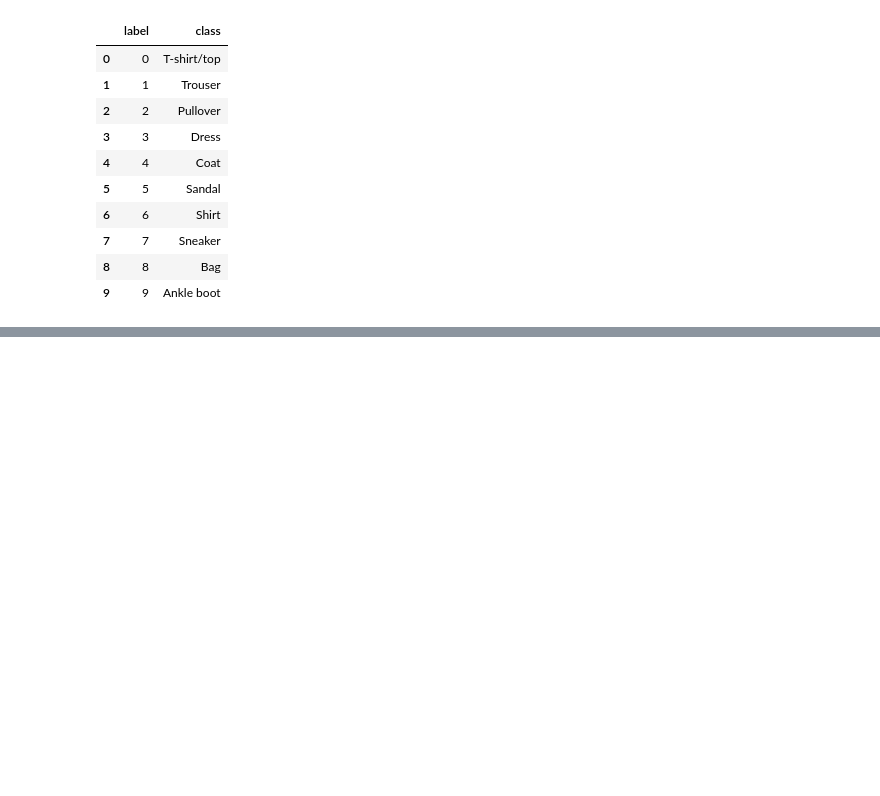
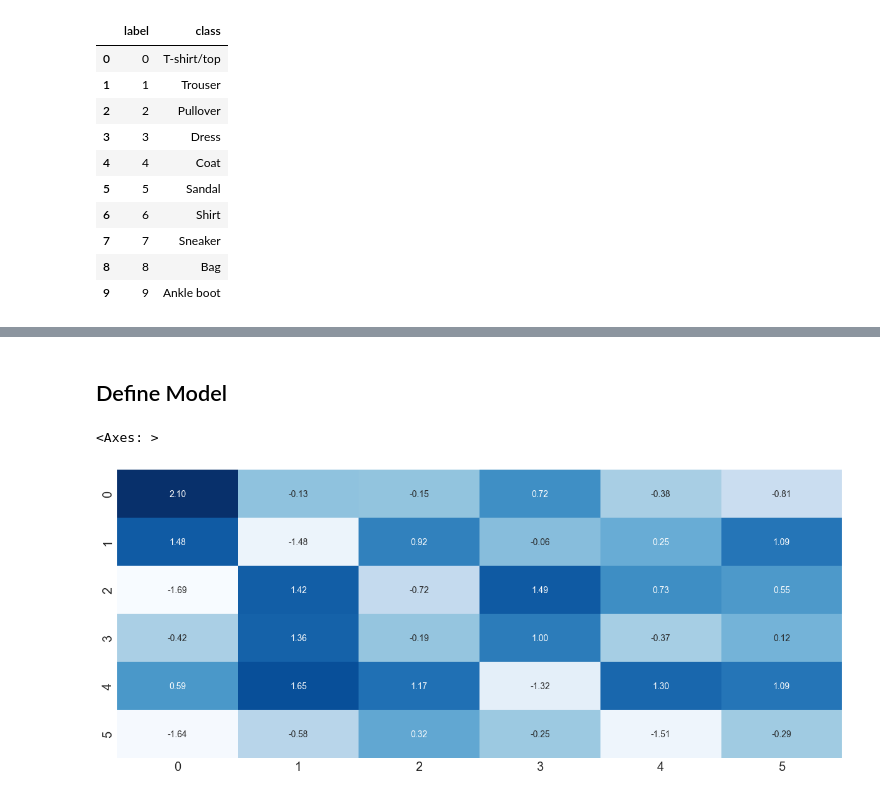
Before and after one commit to gpgaikwad576/DAIAugust2025, a Jupyter notebook: Python/Anurag/DeepLearning/theory/CNN_Model.ipynb, the cells around one changed output, grey strips where cells are left out. Saved outputs shown, nothing was run; the diff lists cells and outputs as text; code cells hidden in the pictures; blank space fills up the shorter version.

```diff
--- a/Python/Anurag/DeepLearning/theory/CNN_Model.ipynb
+++ b/Python/Anurag/DeepLearning/theory/CNN_Model.ipynb
@@ -131,0 +171,9 @@ array([[  0,   0,   0,   0,   0,   0,   0,   0,   0,   0,   0,   0,   0,
+# %% [markdown]
+## Define Model
+# %%
+input_shape = (1,6,6,1)
+X = tf.random.normal(input_shape)
+sns.heatmap(X.numpy()[0,:,:,0],annot=True,fmt='.2f',cbar=False,cmap='Blues')
+# %% [output]
+<Axes: >
+[figure, added]
```
Also changed, not shown: parts of 35 cells of this notebook, 7 other files.
